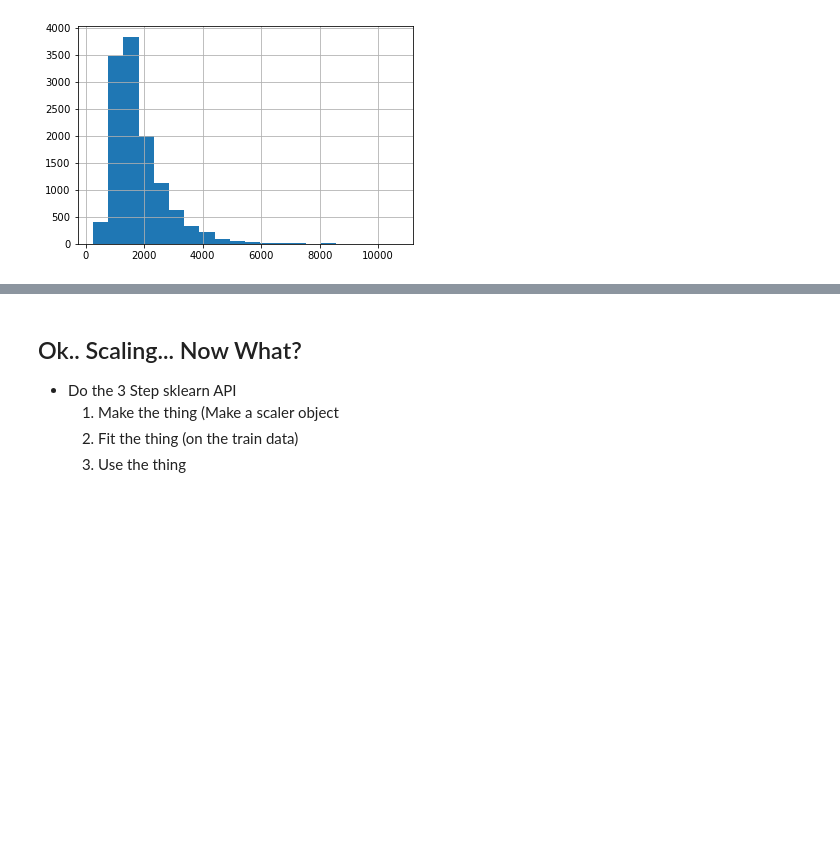
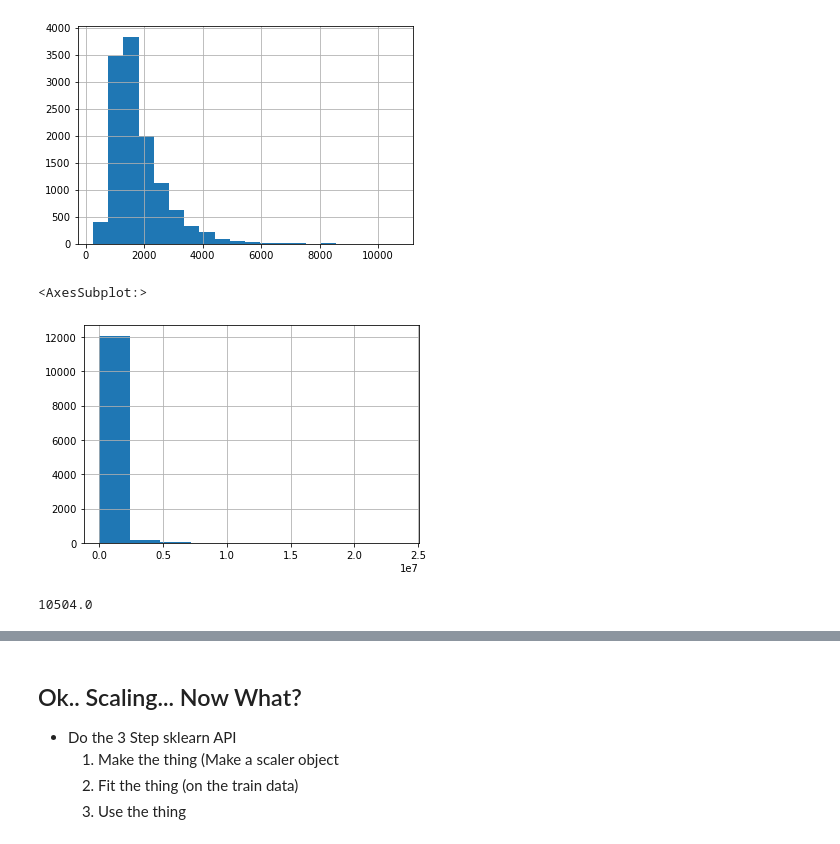
Before and after one commit to CodeupClassroom/easley-regression-exercises, a Jupyter notebook: scaling-demo.ipynb, the cells around one changed output, grey strips where cells are left out. Cells and saved outputs as stored; diff of their text form; code cells hidden in the pictures; blank space fills up the shorter version.

```diff
--- a/scaling-demo.ipynb
+++ b/scaling-demo.ipynb
@@ -120,6 +125,15 @@ train.square_feet.hist(bins=20)
 # %% [output]
 <AxesSubplot:>
 [figure]
+# %%
+train.tax_value.hist()
+# %% [output]
+<AxesSubplot:>
+[figure, added]
+# %%
+train.tax_value.min()
+# %% [output]
+10504.0
 # %%
 train.tax_value.max()
 # %% [output]
```
Also changed, not shown: parts of 31 cells of this notebook.
